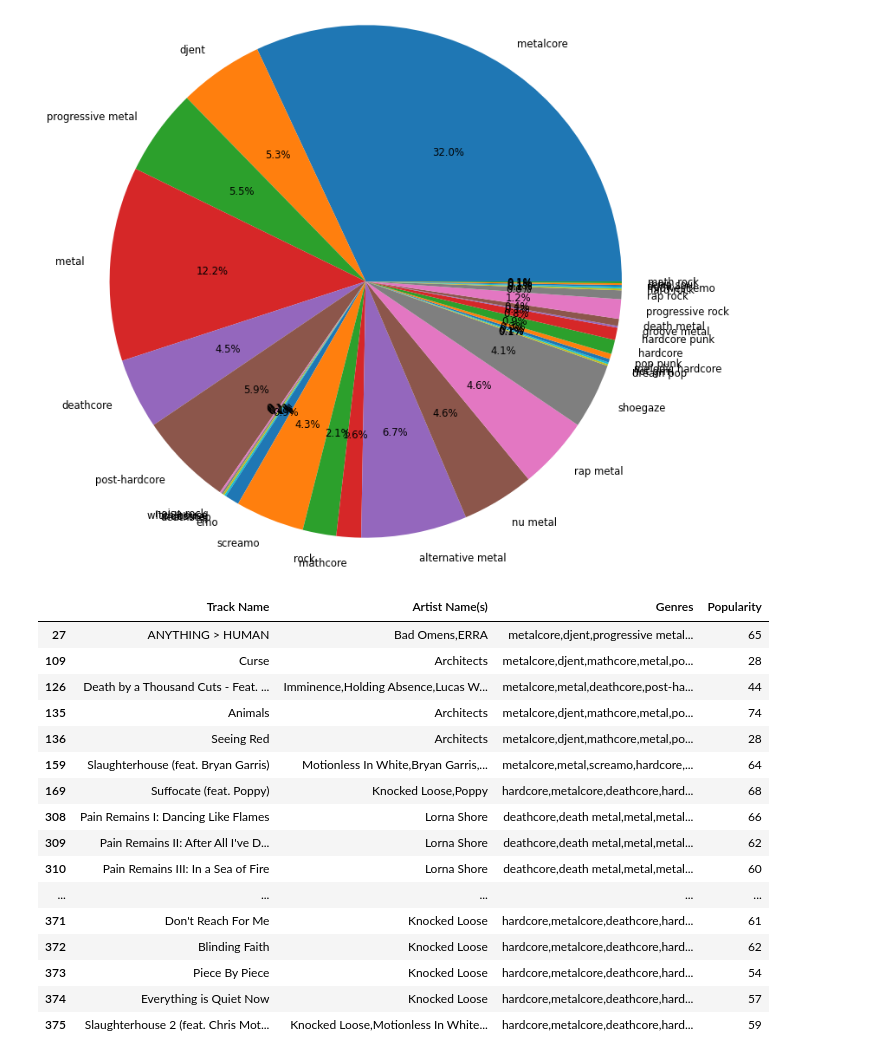
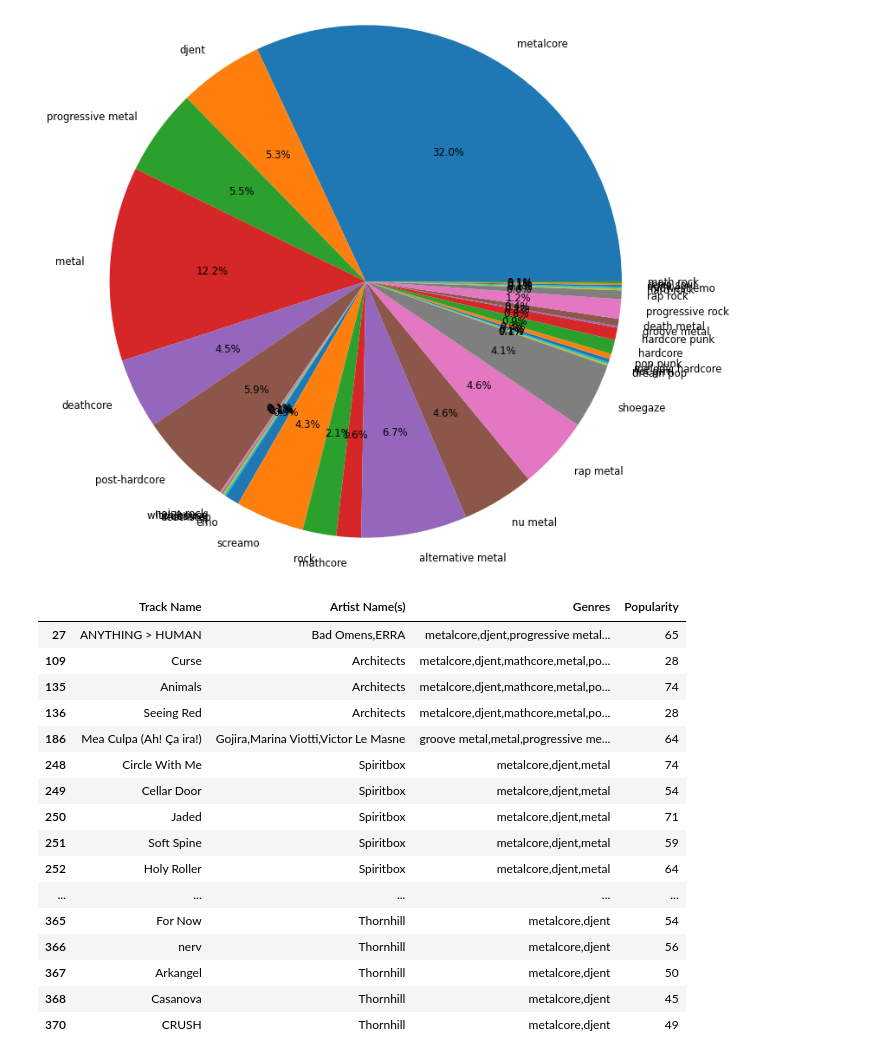
Before and after one commit to jasminex21/riffnet, a Jupyter notebook: prelim/00_feature_pull.ipynb, the cells around one changed output. Drawn from its saved outputs; the diff is of its cells as text; code cells hidden in the pictures.

```diff
--- a/prelim/00_feature_pull.ipynb
+++ b/prelim/00_feature_pull.ipynb
@@ -208,22 +208,22 @@ plt.show()
 # %% [output]
 [figure]
 # %%
-features[features["Genres"].astype(str).str.contains("deathcore")][["Track Name", "Artist Name(s)", "Genres", "Popularity"]]
+features[features["Genres"].astype(str).str.contains("djent")][["Track Name", "Artist Name(s)", "Genres", "Popularity"]]
 # %% [output]
 |  | Track Name | Artist Name(s) | Genres | Popularity |
 | 27 | ANYTHING > HUMAN | Bad Omens,ERRA | metalcore,djent,progressive metal... | 65 |
 | 109 | Curse | Architects | metalcore,djent,mathcore,metal,po... | 28 |
-| 126 | Death by a Thousand Cuts - Feat. ... | Imminence,Holding Absence,Lucas W... | metalcore,metal,deathcore,post-ha... | 44 |
 | 135 | Animals | Architects | metalcore,djent,mathcore,metal,po... | 74 |
 | 136 | Seeing Red | Architects | metalcore,djent,mathcore,metal,po... | 28 |
-| 159 | Slaughterhouse (feat. Bryan Garris) | Motionless In White,Bryan Garris,... | metalcore,metal,screamo,hardcore,... | 64 |
-| 169 | Suffocate (feat. Poppy) | Knocked Loose,Poppy | hardcore,metalcore,deathcore,hard... | 68 |
-| 308 | Pain Remains I: Dancing Like Flames | Lorna Shore | deathcore,death metal,metal,metal... | 66 |
-| 309 | Pain Remains II: After All I've D... | Lorna Shore | deathcore,death metal,metal,metal... | 62 |
-| 310 | Pain Remains III: In a Sea of Fire | Lorna Shore | deathcore,death metal,metal,metal... | 60 |
+| 186 | Mea Culpa (Ah! Ça ira!) | Gojira,Marina Viotti,Victor Le Masne | groove metal,metal,progressive me... | 64 |
+| 248 | Circle With Me | Spiritbox | metalcore,djent,metal | 74 |
+| 249 | Cellar Door | Spiritbox | metalcore,djent,metal | 54 |
+| 250 | Jaded | Spiritbox | metalcore,djent,metal | 71 |
+| 251 | Soft Spine | Spiritbox | metalcore,djent,metal | 59 |
+| 252 | Holy Roller | Spiritbox | metalcore,djent,metal | 64 |
 | ... | ... | ... | ... | ... |
-| 371 | Don't Reach For Me | Knocked Loose | hardcore,metalcore,deathcore,hard... | 61 |
-| 372 | Blinding Faith | Knocked Loose | hardcore,metalcore,deathcore,hard... | 62 |
-| 373 | Piece By Piece | Knocked Loose | hardcore,metalcore,deathcore,hard... | 54 |
-| 374 | Everything is Quiet Now | Knocked Loose | hardcore,metalcore,deathcore,hard... | 57 |
-| 375 | Slaughterhouse 2 (feat. Chris Mot... | Knocked Loose,Motionless In White... | hardcore,metalcore,deathcore,hard... | 59 |
+| 365 | For Now | Thornhill | metalcore,djent | 54 |
+| 366 | nerv | Thornhill | metalcore,djent | 56 |
+| 367 | Arkangel | Thornhill | metalcore,djent | 50 |
+| 368 | Casanova | Thornhill | metalcore,djent | 45 |
+| 370 | CRUSH | Thornhill | metalcore,djent | 49 |
```
Also changed, not shown: parts of 1 cell of this notebook, 3 other files.
